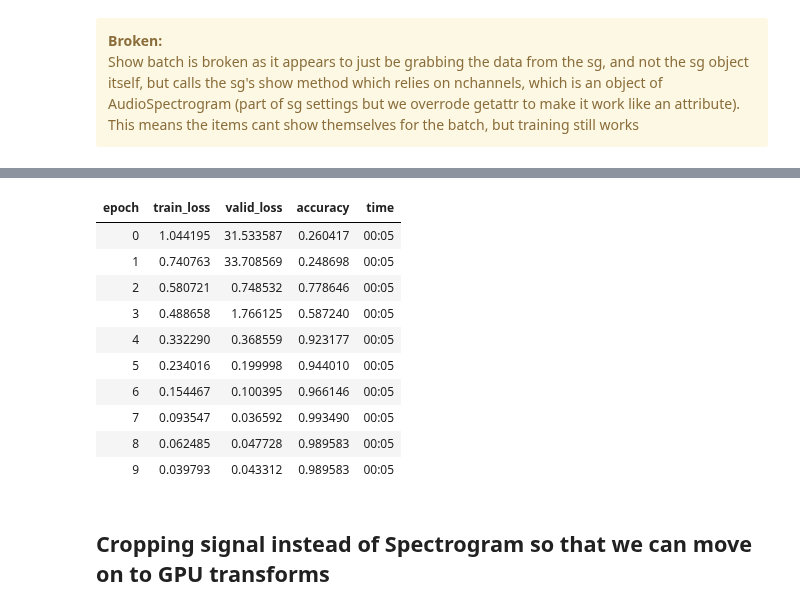
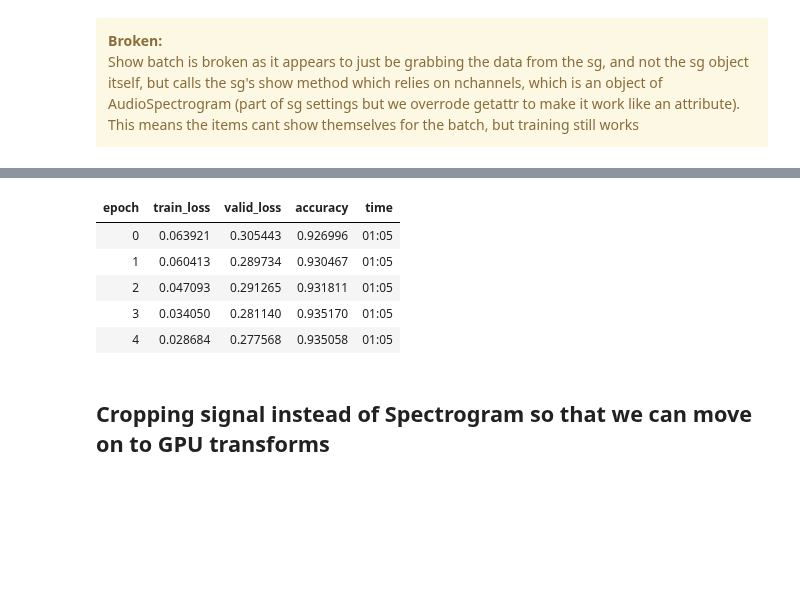
Before and after one commit to fastaudio/fastai2_audio, a Jupyter notebook: dev/72_audio_tutorial.ipynb, the cells around one changed output, grey strips where cells are left out. Cells and saved outputs as stored; diff of their text form; code cells hidden in the pictures; blank space fills up the shorter version.

```diff
--- a/dev/72_audio_tutorial.ipynb
+++ b/dev/72_audio_tutorial.ipynb
@@ -180,0 +204,5 @@ learn.lr_find()
+# %%
+auds = DataBlock(blocks=(AudioBlock, CategoryBlock),
+                 get_items=get_audio_files,
+                 splitter=RandomSplitter(),
+                 get_y=get_250speakers_label)
@@ -180,0 +217,13 @@ learn.lr_find()
+# %%
+# Use torchaudio default MelSpectrogram to get a baseline
+a2s = AudioToSpec()
+crop_4000ms = CropSignal(4000)
+tfms = Pipeline([crop_4000ms, a2s], as_item=True)
+dbunch = auds.databunch(p250speakers, item_tfms=tfms, bs=256)
+# %%
+learn = Learner(dbunch,
+                xresnet18(),
+                torch.nn.CrossEntropyLoss(),
+                metrics=[accuracy])
+nchannels = dbunch.one_batch()[0].shape[1]
+alter_learner(learn, nchannels)
@@ -180,0 +235,2 @@ learn.lr_find()
+# %%
+learn.fit_one_cycle(5, lr_max=slice(2e-2))
@@ -181,17 +249,13 @@ learn.lr_find()
 # %%
-learn.fit_one_cycle(10, lr_max=slice(1e-1))
+learn.unfreeze()
+learn.fit_one_cycle(5, lr_max=slice(1e-3))
 # %% [output]
 | epoch | train_loss | valid_loss | accuracy | time |
-| 0 | 1.044195 | 31.533587 | 0.260417 | 00:05 |
-| 1 | 0.740763 | 33.708569 | 0.248698 | 00:05 |
-| 2 | 0.580721 | 0.748532 | 0.778646 | 00:05 |
-| 3 | 0.488658 | 1.766125 | 0.587240 | 00:05 |
-| 4 | 0.332290 | 0.368559 | 0.923177 | 00:05 |
-| 5 | 0.234016 | 0.199998 | 0.944010 | 00:05 |
-| 6 | 0.154467 | 0.100395 | 0.966146 | 00:05 |
-| 7 | 0.093547 | 0.036592 | 0.993490 | 00:05 |
-| 8 | 0.062485 | 0.047728 | 0.989583 | 00:05 |
-| 9 | 0.039793 | 0.043312 | 0.989583 | 00:05 |
+| 0 | 0.063921 | 0.305443 | 0.926996 | 01:05 |
+| 1 | 0.060413 | 0.289734 | 0.930467 | 01:05 |
+| 2 | 0.047093 | 0.291265 | 0.931811 | 01:05 |
+| 3 | 0.034050 | 0.281140 | 0.935170 | 01:05 |
+| 4 | 0.028684 | 0.277568 | 0.935058 | 01:05 |
 # %% [markdown]
 ## Cropping signal instead of Spectrogram so that we can move on to GPU transforms
 # %%
```
Also changed, not shown: parts of 38 cells of this notebook.
